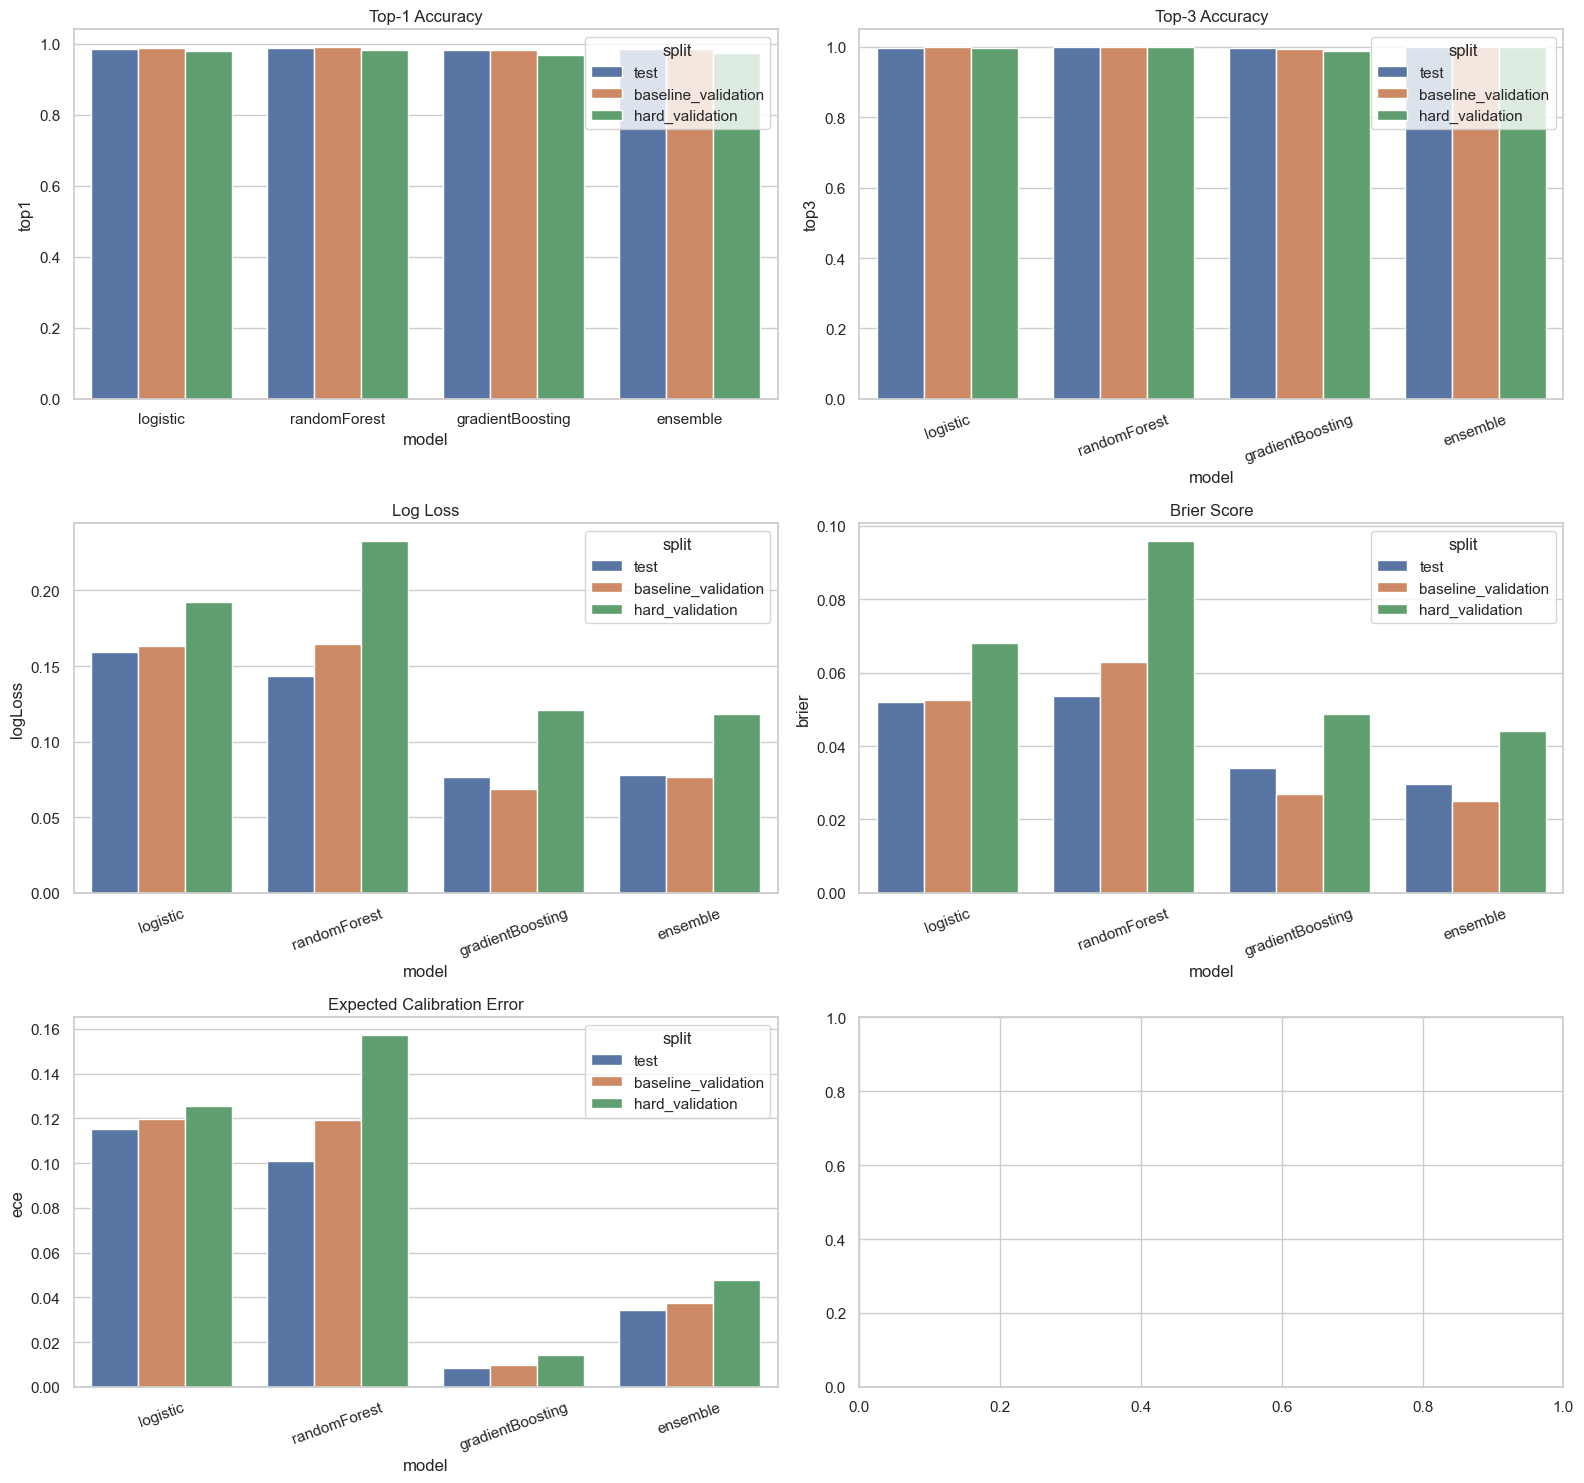
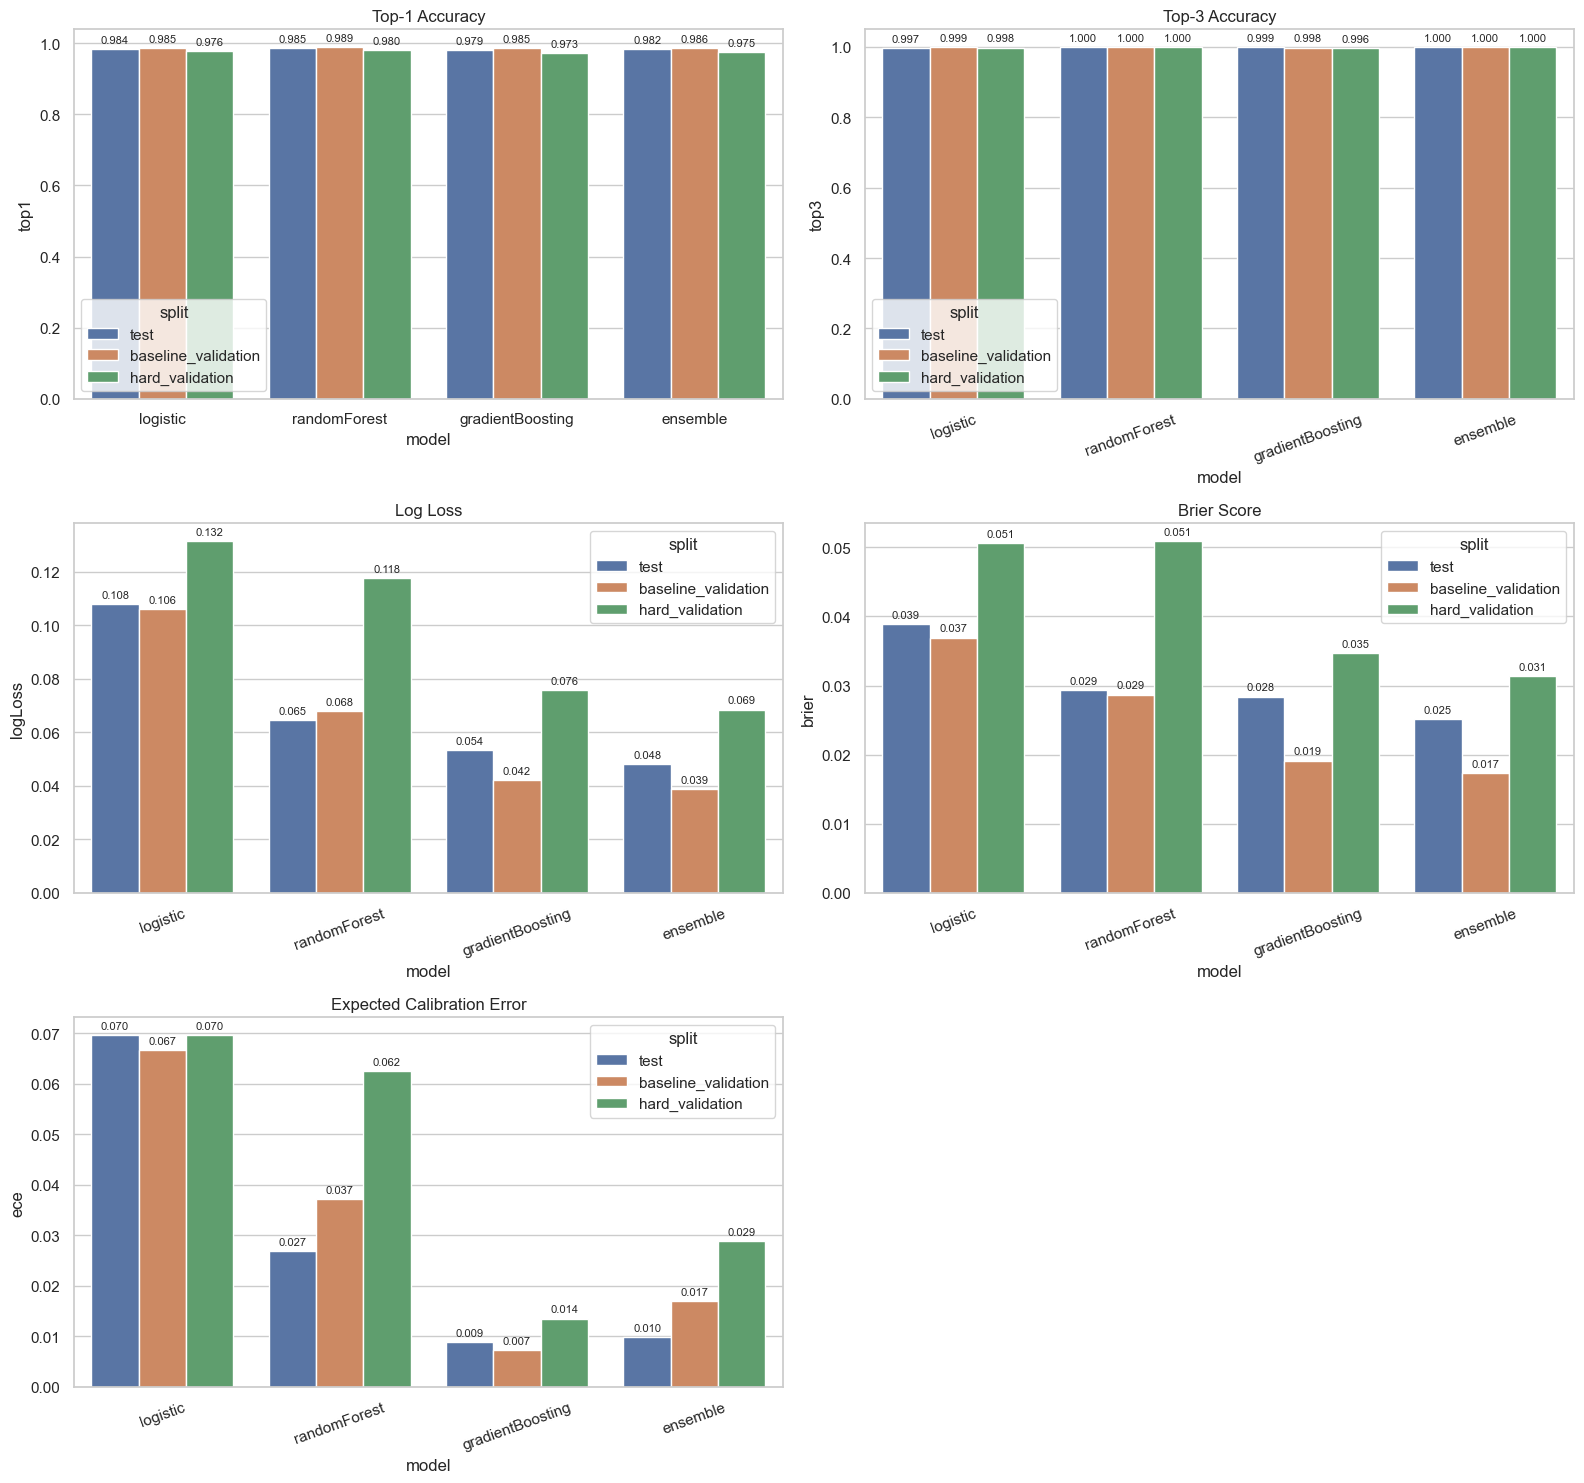
The change to this notebook cell's code, shown as a diff; its figure went from the first image to the second:
--- before
+++ after
@@ -2,19 +2,33 @@
     print("evaluation_metrics.csv is empty or missing")
 else:
+    def annotate_bars(ax, fmt="{:.3f}"):
+        for container in ax.containers:
+            labels = []
+            for bar in container:
+                height = bar.get_height()
+                labels.append(fmt.format(height) if pd.notna(height) else "")
+            ax.bar_label(container, labels=labels, padding=3, fontsize=8)
+
     fig, axes = plt.subplots(3, 2, figsize=(16, 15))
     sns.barplot(data=evaluation_metrics, x="model", y="top1", hue="split", ax=axes[0, 0])
     axes[0, 0].set_title("Top-1 Accuracy")
+    annotate_bars(axes[0, 0])
     sns.barplot(data=evaluation_metrics, x="model", y="top3", hue="split", ax=axes[0, 1])
     axes[0, 1].set_title("Top-3 Accuracy")
     axes[0, 1].tick_params(axis="x", rotation=20)
+    annotate_bars(axes[0, 1])
     sns.barplot(data=evaluation_metrics, x="model", y="logLoss", hue="split", ax=axes[1, 0])
     axes[1, 0].set_title("Log Loss")
     axes[1, 0].tick_params(axis="x", rotation=20)
+    annotate_bars(axes[1, 0])
     sns.barplot(data=evaluation_metrics, x="model", y="brier", hue="split", ax=axes[1, 1])
     axes[1, 1].set_title("Brier Score")
     axes[1, 1].tick_params(axis="x", rotation=20)
+    annotate_bars(axes[1, 1])
     sns.barplot(data=evaluation_metrics, x="model", y="ece", hue="split", ax=axes[2, 0])
     axes[2, 0].set_title("Expected Calibration Error")
     axes[2, 0].tick_params(axis="x", rotation=20)
+    annotate_bars(axes[2, 0])
+    axes[2, 1].axis("off")
     plt.tight_layout()
     plt.show()

Commit: explainability and hyperparameter testing + more visuals